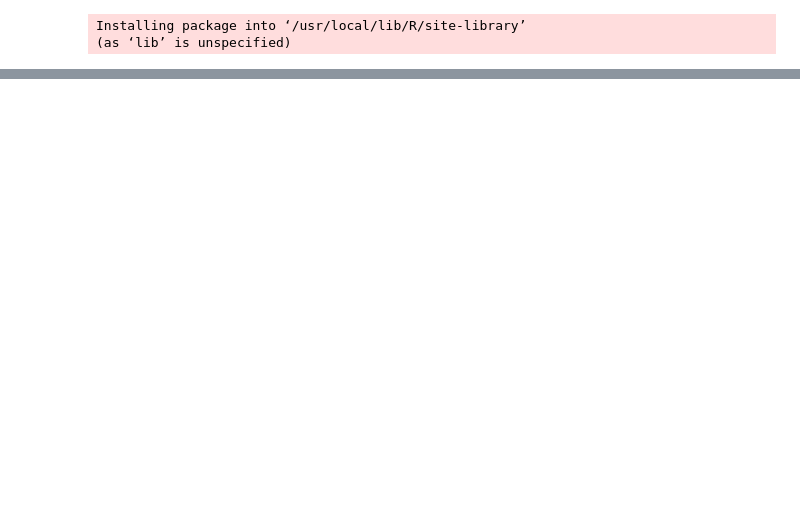
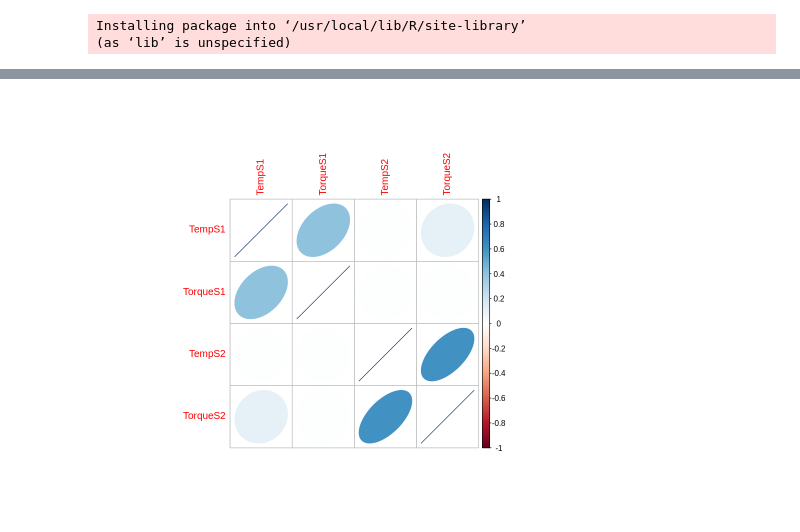
Before and after one commit to DeaAnalytics/univ-workshop, a Jupyter notebook: notebooks/R/Sesion2.ipynb, the cells around one changed output, grey strips where cells are left out. Drawn from its saved outputs; the diff is of its cells as text; code cells hidden in the pictures; blank space fills up the shorter version.

```diff
--- a/notebooks/R/Sesion2.ipynb
+++ b/notebooks/R/Sesion2.ipynb
@@ -198,0 +188,5 @@ corrplot(correlacion, method="number", type="upper")
+# %%
+#Otra forma:
+corrplot(corr, method = "ellipse")
+# %% [output]
+[figure, added]
```
Also changed, not shown: parts of 10 cells of this notebook.
